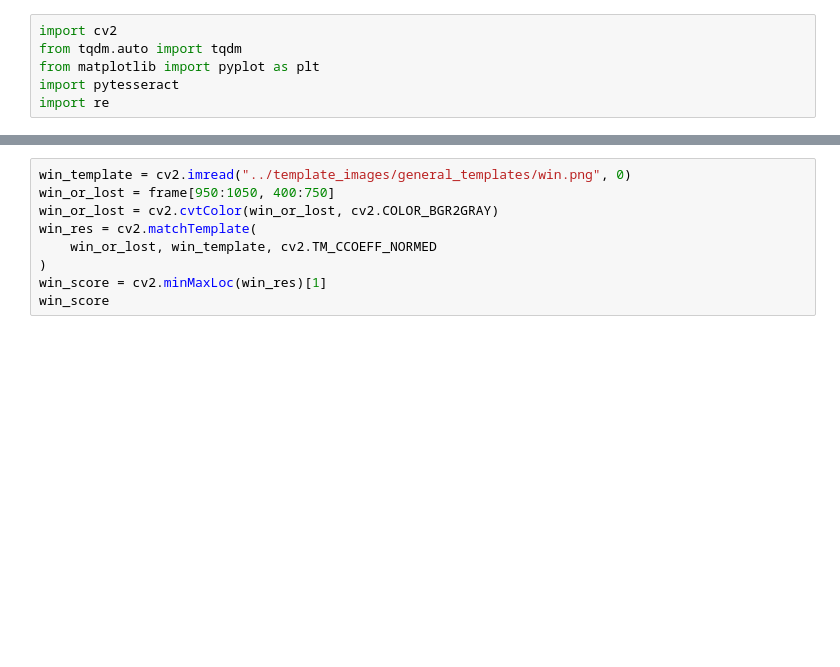
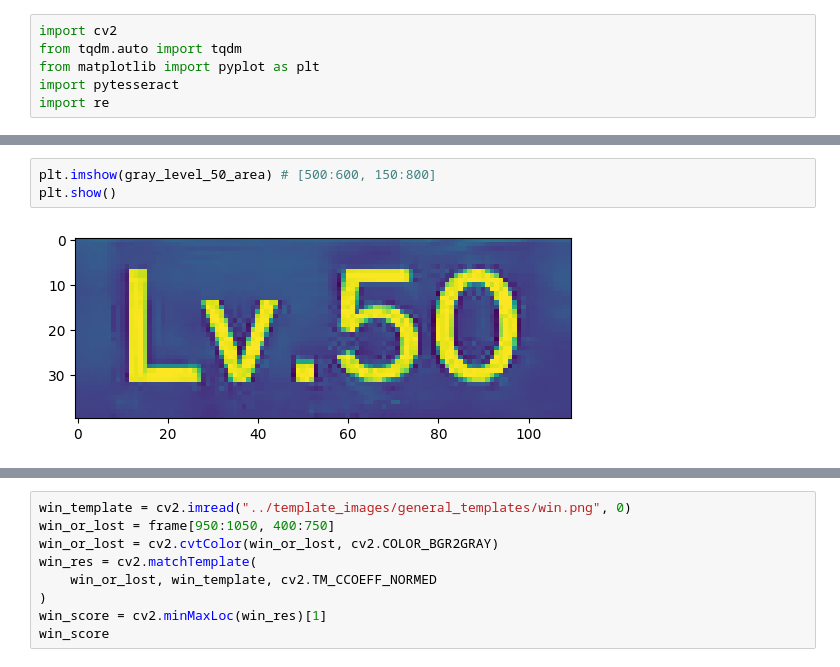
Before and after one commit to fufufukakaka/poke_battle_logger, a Jupyter notebook: notebook/get_pokemon_window.ipynb, the cells around one changed output, grey strips where cells are left out. Drawn from its saved outputs; the diff is of its cells as text; blank space fills up the shorter version.

```diff
--- a/notebook/get_pokemon_window.ipynb
+++ b/notebook/get_pokemon_window.ipynb
@@ -23,0 +47,5 @@ plt.show()
+# %%
+plt.imshow(gray_level_50_area) # [500:600, 150:800]
+plt.show()
+# %% [output]
+[figure, added]
```
Also changed, not shown: parts of 16 cells of this notebook, 35 other files.
